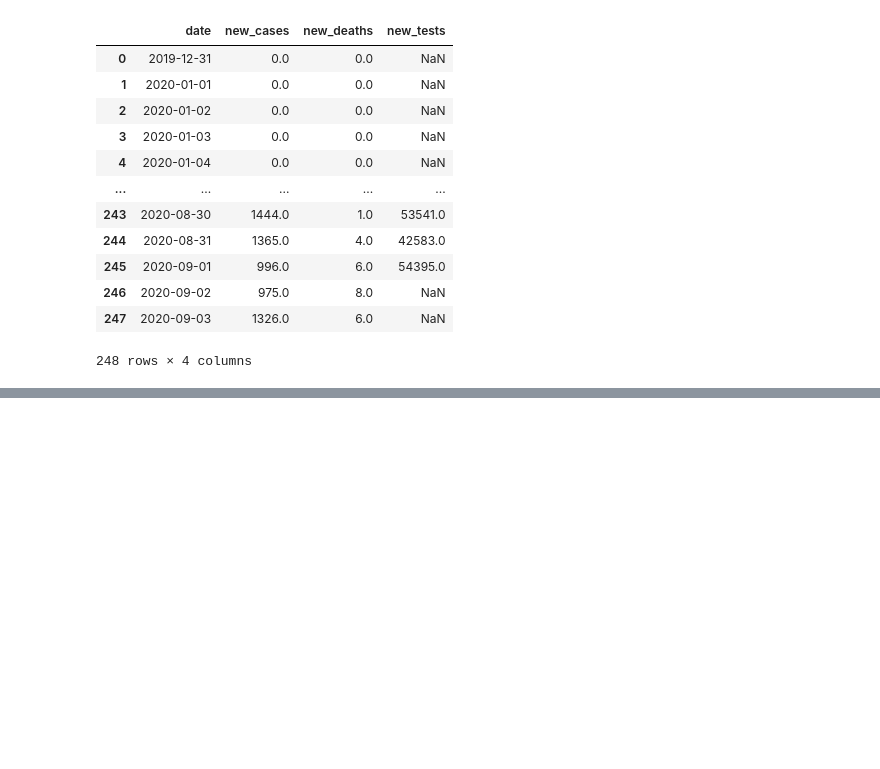
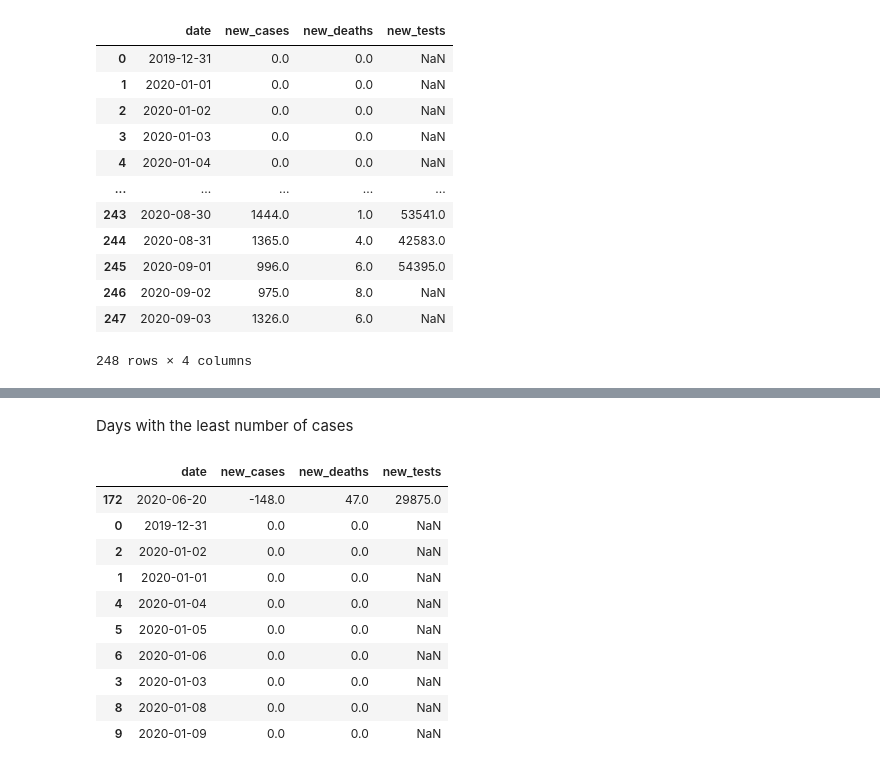
Before and after one commit to OjPreshuz/Pandas-Data-Analysis-Fundamentals, a Jupyter notebook: learning_pandas.ipynb, the cells around one changed output, grey strips where cells are left out. Cells and saved outputs as stored; diff of their text form; code cells hidden in the pictures; blank space fills up the shorter version.

```diff
--- a/learning_pandas.ipynb
+++ b/learning_pandas.ipynb
@@ -471,0 +506,16 @@ covid_df
+# %% [markdown]
+<p>Days with the least number of cases</p>
+# %%
+covid_df.sort_values('new_cases').head(10)
+# %% [output]
+|  | date | new_cases | new_deaths | new_tests |
+| 172 | 2020-06-20 | -148.0 | 47.0 | 29875.0 |
+| 0 | 2019-12-31 | 0.0 | 0.0 | NaN |
+| 2 | 2020-01-02 | 0.0 | 0.0 | NaN |
+| 1 | 2020-01-01 | 0.0 | 0.0 | NaN |
+| 4 | 2020-01-04 | 0.0 | 0.0 | NaN |
+| 5 | 2020-01-05 | 0.0 | 0.0 | NaN |
+| 6 | 2020-01-06 | 0.0 | 0.0 | NaN |
+| 3 | 2020-01-03 | 0.0 | 0.0 | NaN |
+| 8 | 2020-01-08 | 0.0 | 0.0 | NaN |
+| 9 | 2020-01-09 | 0.0 | 0.0 | NaN |
```
Also changed, not shown: parts of 10 cells of this notebook.
